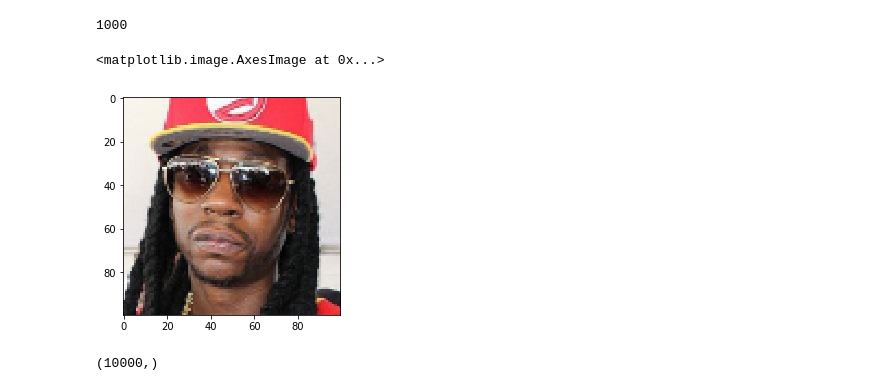
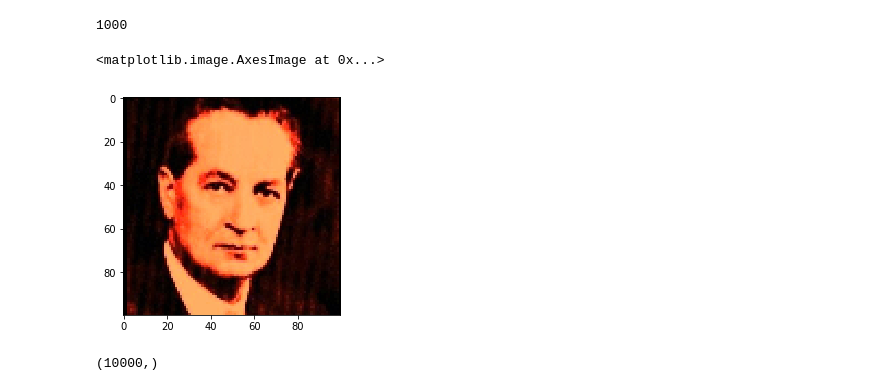
Before and after one commit to apugachev/linear-algebra-project, a Jupyter notebook: SVD.ipynb, the cells around one changed output. Saved outputs shown, nothing was run; the diff lists cells and outputs as text; code cells hidden in the pictures.

```diff
--- a/SVD.ipynb
+++ b/SVD.ipynb
@@ -91,14 +91,14 @@ nonzero
 # %% [output]
 1000
 # %%
-newpath = pics[0].replace('1.jpg', '3.jpg')
+newpath = pics[10].replace('1.jpg', '3.jpg')
 img = Image.open(newpath)
 new_img = img.resize((PIC_SIZE,PIC_SIZE))
 new_img = np.array(new_img)
 plt.imshow(new_img)
 # %% [output]
 <matplotlib.image.AxesImage at 0x...>
-[figure, old version]
+[figure, new version]
 # %%
 new_img = new_img[:,:,0].reshape(-1,1)[:,0]
 new_img.shape
```
Also changed, not shown: parts of 4 cells of this notebook, 1 other file.
